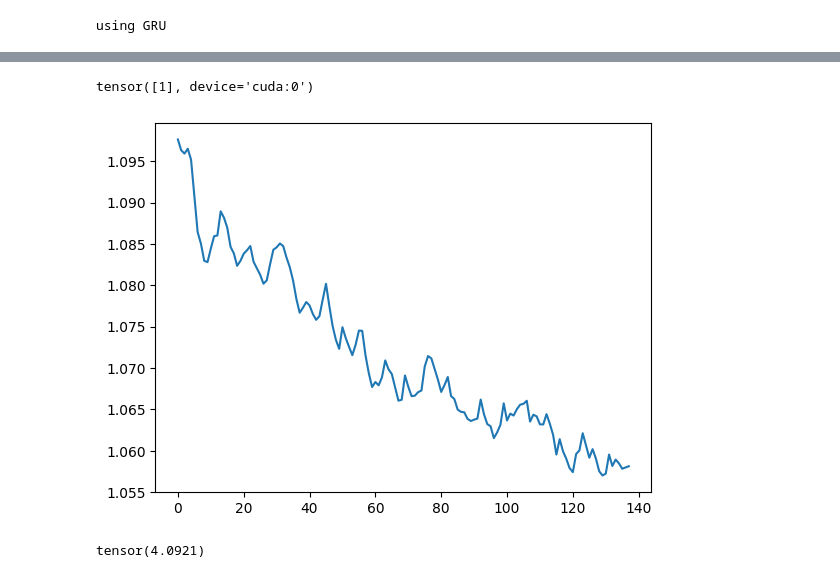
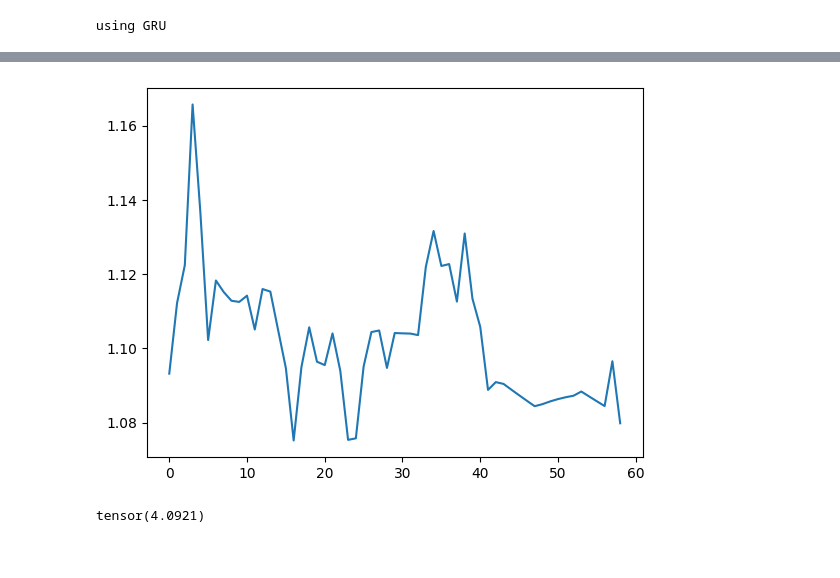
Before and after one commit to jmCabrillana/memoryPerceiver, a Jupyter notebook: memory_perceiver/debugging/debug_uoro anbn.ipynb, the cells around one changed output, grey strips where cells are left out. Saved outputs shown, nothing was run; the diff lists cells and outputs as text; code cells hidden in the pictures.

Commit message:
uoro perceiver working

```diff
--- a/memory_perceiver/debugging/debug_uoro anbn.ipynb
+++ b/memory_perceiver/debugging/debug_uoro anbn.ipynb
@@ -110,18 +109,5 @@ model.forward(x,state)
 # %%
 loss_all=[]
-# %%
-l = []
-loss_acc=0
-for iter_id in range(20000):
-    x_t = X[:, iter_id:(iter_id+1)].reshape([1, 1, 3])
-    y_t = Y[:, iter_id:(iter_id+1)].reshape([1])
-
-    loss, _, _, _ = model.forward(x_t, y_t)
-    loss_all.append(loss)
-    loss_acc += loss
-    if iter_id%1000 == 0:
-        print(loss_acc)
-        loss_acc=0
 # %%
 l = []
 loss_acc=0
@@ -148 +151,16 @@ for iter_id in range(20000):
+# %%
+loss_all = []
+loss_acc=0
+criterion=torch.nn.CrossEntropyLoss()
+cf.body_outputs['critic']=3 # agent.py -> values = rearrange(output['critic'], 'b () d -> b d')
+cf.shared=True
+model=create_agent(cf, device)
+old_s = create_memories(model.actor, cf.num_envs, device=device)
+mem_dim = old_s.shape
+old_s = rearrange(old_s, 'b d l h -> (b d l h)')
+uoro_grad = UORO(model)
+optimizer = torch.optim.Adam(model.parameters(), lr=1e-3)
+model.train()
+dummy0=torch.zeros(cf.num_envs, 1, cf.dim_actions, device=device)
+states = {}
 # %%
@@ -195,14 +204,10 @@ RuntimeError: 1D tensors expected, but got 3D and 3D tensors
-# %%
-y_t
-# %% [output]
-tensor([1], device='cuda:0')
 # %%
 # plt.plot(loss_all)
-h=100
+h=10
 plt.plot([sum(loss_all[i: i+h])/h for i in range(int(len(loss_all)/h))])
 plt.show()
 # %% [output]
-[figure, old version]
+[figure, new version]
 # %%
 torch.tensor(loss_all)[:5000].mean()
 # %% [output]
```
Also changed, not shown: parts of 5 cells of this notebook, 2 other files.
